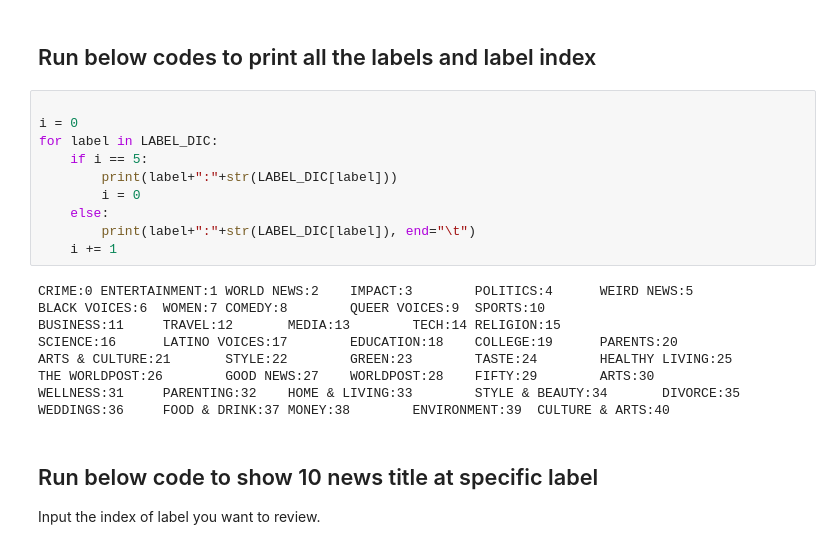
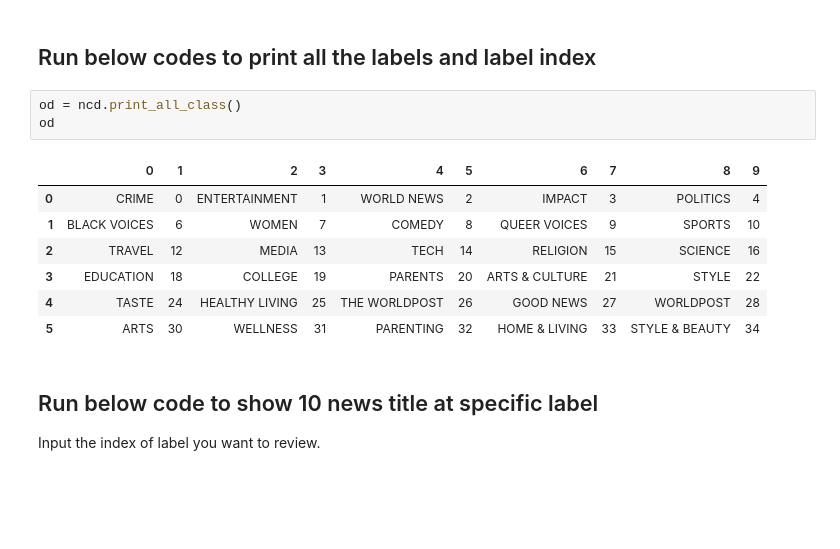
Before and after one commit to deechean/NewsCategory, a Jupyter notebook: News_Category_Data_Study.ipynb, the cells around one changed output. Drawn from its saved outputs; the diff is of its cells as text; blank space fills up the shorter version.

```diff
--- a/News_Category_Data_Study.ipynb
+++ b/News_Category_Data_Study.ipynb
@@ -16,24 +22,16 @@ News category data load completed. Total 200847 recorders.
 # %% [markdown]
 ## Run below codes to print all the labels and label index
-# %%
-
-i = 0
-for label in LABEL_DIC:
-    if i == 5:
-        print(label+":"+str(LABEL_DIC[label]))
-        i = 0
-    else:
-        print(label+":"+str(LABEL_DIC[label]), end="\t")
-    i += 1
-# %% [output]
-CRIME:0 ENTERTAINMENT:1 WORLD NEWS:2    IMPACT:3        POLITICS:4      WEIRD NEWS:5
-BLACK VOICES:6  WOMEN:7 COMEDY:8        QUEER VOICES:9  SPORTS:10
-BUSINESS:11     TRAVEL:12       MEDIA:13        TECH:14 RELIGION:15
-SCIENCE:16      LATINO VOICES:17        EDUCATION:18    COLLEGE:19      PARENTS:20
-ARTS & CULTURE:21       STYLE:22        GREEN:23        TASTE:24        HEALTHY LIVING:25
-THE WORLDPOST:26        GOOD NEWS:27    WORLDPOST:28    FIFTY:29        ARTS:30
-WELLNESS:31     PARENTING:32    HOME & LIVING:33        STYLE & BEAUTY:34       DIVORCE:35
-WEDDINGS:36     FOOD & DRINK:37 MONEY:38        ENVIRONMENT:39  CULTURE & ARTS:40
+# %%
+od = ncd.print_all_class()
+od
+# %% [output]
+|  | 0 | 1 | 2 | 3 | 4 | 5 | 6 | 7 | 8 | 9 |
+| 0 | CRIME | 0 | ENTERTAINMENT | 1 | WORLD NEWS | 2 | IMPACT | 3 | POLITICS | 4 |
+| 1 | BLACK VOICES | 6 | WOMEN | 7 | COMEDY | 8 | QUEER VOICES | 9 | SPORTS | 10 |
+| 2 | TRAVEL | 12 | MEDIA | 13 | TECH | 14 | RELIGION | 15 | SCIENCE | 16 |
+| 3 | EDUCATION | 18 | COLLEGE | 19 | PARENTS | 20 | ARTS & CULTURE | 21 | STYLE | 22 |
+| 4 | TASTE | 24 | HEALTHY LIVING | 25 | THE WORLDPOST | 26 | GOOD NEWS | 27 | WORLDPOST | 28 |
+| 5 | ARTS | 30 | WELLNESS | 31 | PARENTING | 32 | HOME & LIVING | 33 | STYLE & BEAUTY | 34 |
 # %% [markdown]
 ## Run below code to show 10 news title at specific label
 Input the index of label you want to review.
```
Also changed, not shown: parts of 6 cells of this notebook, 3 other files.
